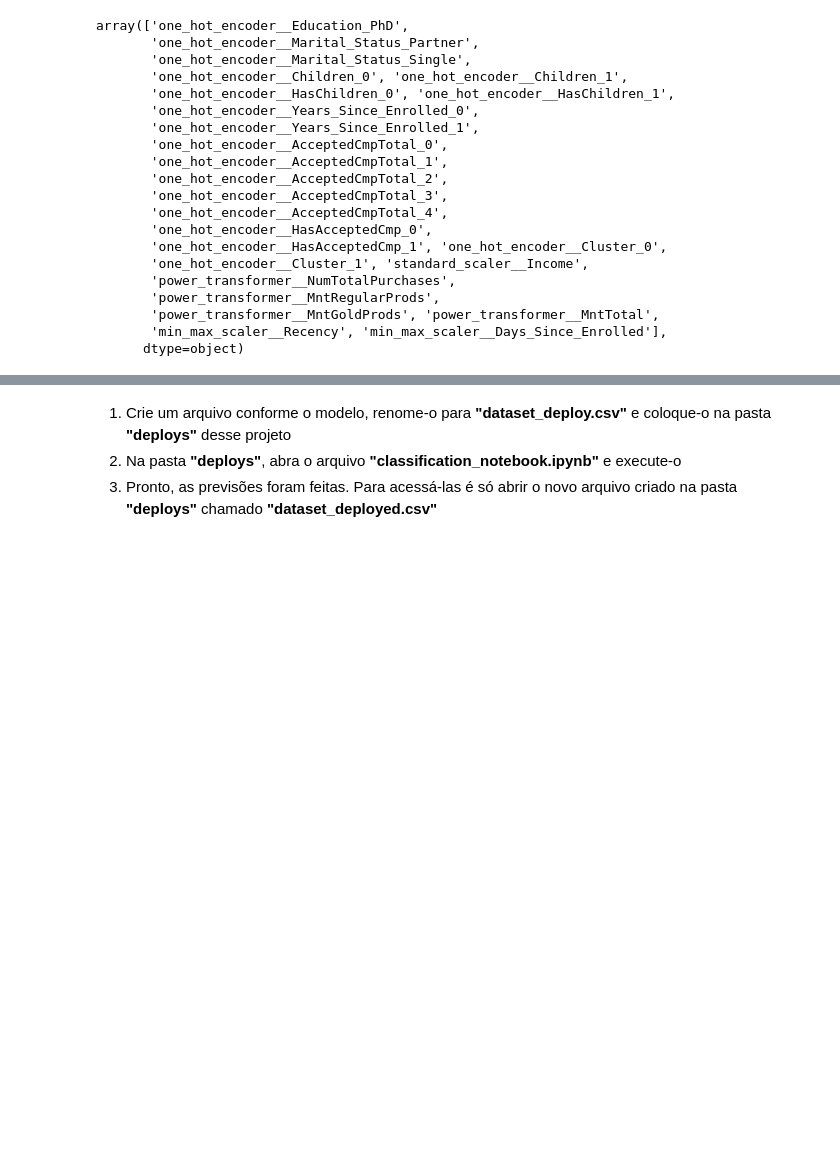
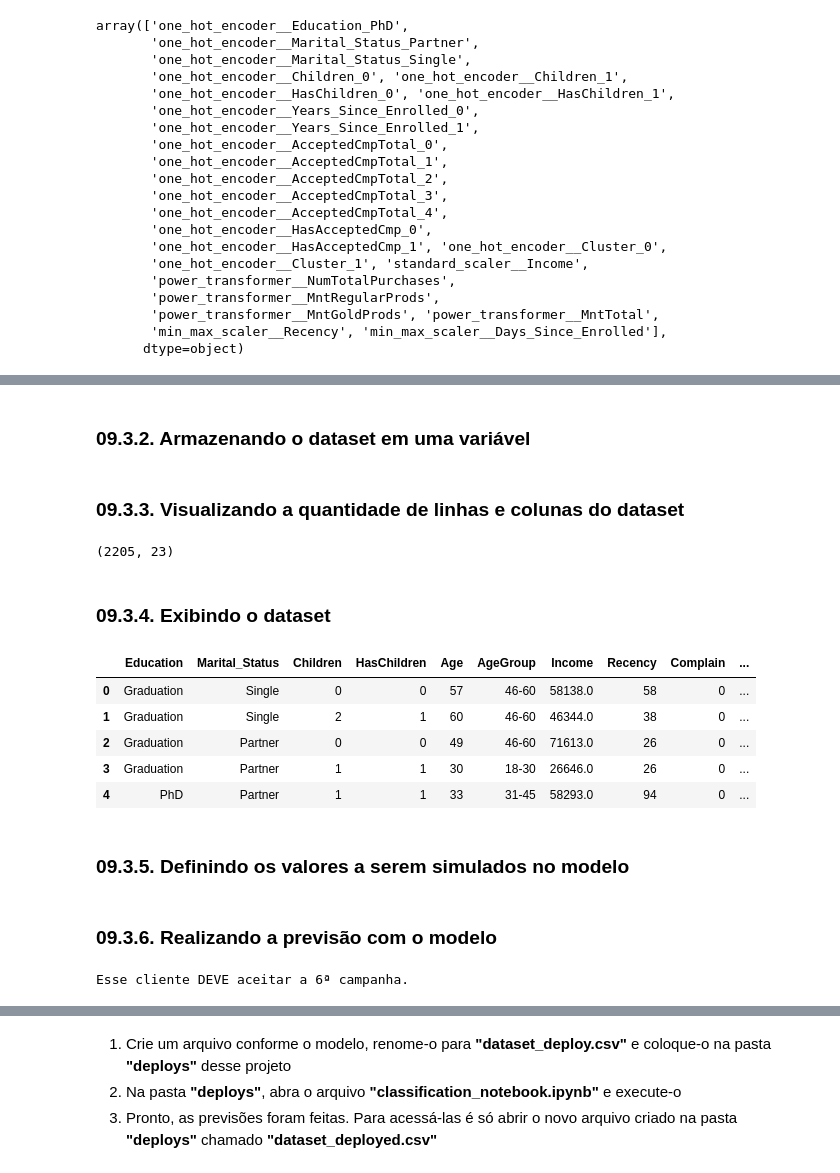
Before and after one commit to matheusresende7/ds_projeto_final_5_modelo_clusterizacao_classificacao_app_delivery, a Jupyter notebook: notebooks/09_pd_deployment.ipynb, the cells around one changed output, grey strips where cells are left out. Saved outputs shown, nothing was run; the diff lists cells and outputs as text; code cells hidden in the pictures; blank space fills up the shorter version.

```diff
--- a/notebooks/09_pd_deployment.ipynb
+++ b/notebooks/09_pd_deployment.ipynb
@@ -140,0 +144,25 @@ array(['one_hot_encoder__Education_PhD',
+# %%
+pd.set_option('display.max_columns', None); pd.set_option('display.max_rows', None)
+# %% [markdown]
+### 09.3.2. Armazenando o dataset em uma variável
+# %%
+df = pd.read_parquet(consts.DATASET_CLUSTERED_PANDAS)
+# %% [markdown]
+### 09.3.3. Visualizando a quantidade de linhas e colunas do dataset
+# %%
+df.shape
+# %% [output]
+(2205, 23)
+# %% [markdown]
+### 09.3.4. Exibindo o dataset
+# %%
+df.head(5)
+# %% [output]
+|  | Education | Marital_Status | Children | HasChildren | Age | AgeGroup | Income | Recency | Complain | ... |
+| 0 | Graduation | Single | 0 | 0 | 57 | 46-60 | 58138.0 | 58 | 0 | ... |
+| 1 | Graduation | Single | 2 | 1 | 60 | 46-60 | 46344.0 | 38 | 0 | ... |
+| 2 | Graduation | Partner | 0 | 0 | 49 | 46-60 | 71613.0 | 26 | 0 | ... |
+| 3 | Graduation | Partner | 1 | 1 | 30 | 18-30 | 26646.0 | 26 | 0 | ... |
+| 4 | PhD | Partner | 1 | 1 | 33 | 31-45 | 58293.0 | 94 | 0 | ... |
+# %% [markdown]
+### 09.3.5. Definindo os valores a serem simulados no modelo
@@ -140,0 +219,39 @@ array(['one_hot_encoder__Education_PhD',
+# %% [markdown]
+### 09.3.6. Realizando a previsão com o modelo
+# %%
+data = pd.DataFrame({
+    'Education': [Education],
+    'Marital_Status': [Marital_Status],
+    'Children': [Children],
+    'HasChildren': [HasChildren],
+    'Age': [Age],
+    'AgeGroup': [AgeGroup],
+    'Income': [Income],
+    'Recency': [Recency],
+    'Complain': [Complain],
+    'Dt_Customer_Month': [Dt_Customer_Month],
+    'Dt_Customer_Quarter': [Dt_Customer_Quarter],
+    'Days_Since_Enrolled': [Days_Since_Enrolled],
+    'Years_Since_Enrolled': [Years_Since_Enrolled],
+    'NumDealsPurchases': [NumDealsPurchases],
+    'NumWebVisitsMonth': [NumWebVisitsMonth],
+    'NumTotalPurchases': [NumTotalPurchases],
+    'MntRegularProds': [MntRegularProds],
+    'MntGoldProds': [MntGoldProds],
+    'MntTotal': [MntTotal],
+    'AcceptedCmpTotal': [AcceptedCmpTotal],
+    'HasAcceptedCmp': [HasAcceptedCmp],
+    'Cluster': [Cluster]
+})
+
+prediction = model_classification.predict(data)
+
+if prediction == 1:
+
+    print(f'Esse cliente DEVE aceitar a 6ª campanha.')
+
+elif prediction == 0:
+
+    print(f'Esse cliente NÃO DEVE aceitar a 6ª campanha.')
+# %% [output]
+Esse cliente DEVE aceitar a 6ª campanha.
```
Also changed, not shown: parts of 10 cells of this notebook, 32 other files.
